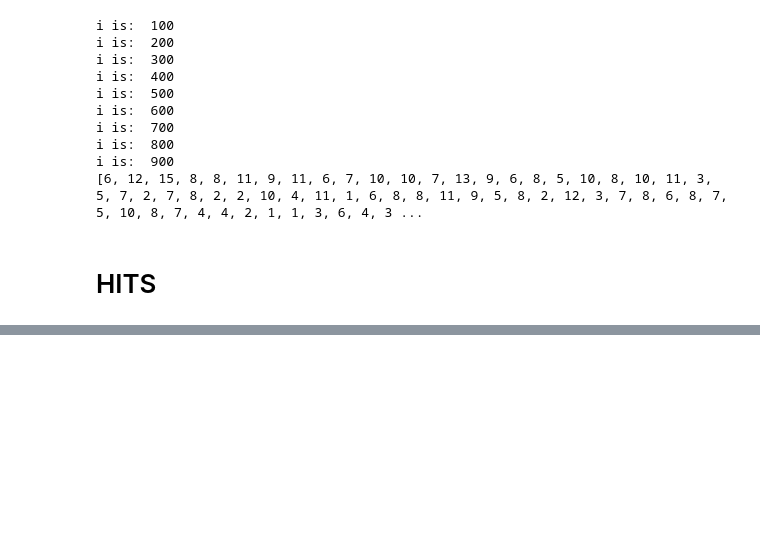
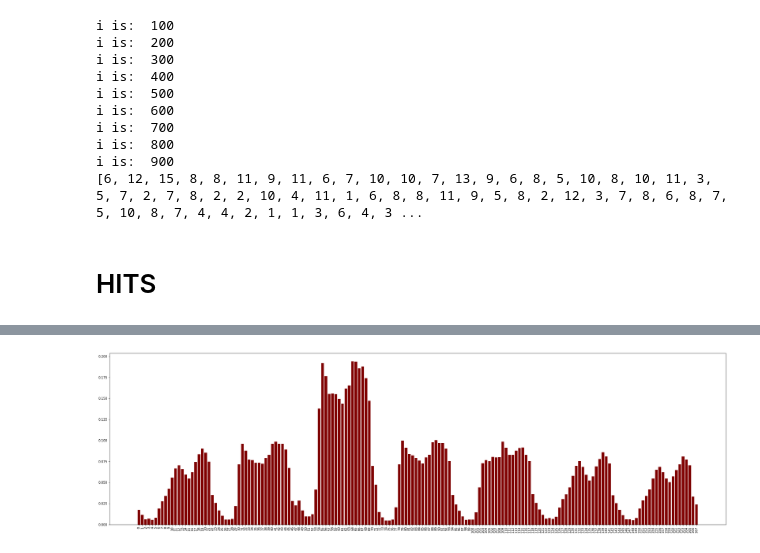
Before and after one commit to aminkashiri/MassiveDataAnalytics, a Jupyter notebook: project/project.ipynb, the cells around one changed output, grey strips where cells are left out. Cells and saved outputs as stored; diff of their text form; code cells hidden in the pictures; blank space fills up the shorter version.

```diff
--- a/project/project.ipynb
+++ b/project/project.ipynb
@@ -432,5 +450,6 @@ from pyspark.sql.window import Window
 window = Window.partitionBy('FINAL_CAR_KEY')
 df_with_car_count = df.withColumn('count', count('FINAL_CAR_KEY').over(window))
 df_cleaned = df_with_car_count.filter(df_with_car_count['count'] < 1000)
-df_cleaned.sort('count', ascending=False).show(25)
+df_cleaned.show(5)
+# df_cleaned.sort('count', ascending=False).show(25)
 # %% [output]
@@ -498,9 +526,9 @@ from pyspark.mllib.linalg.distributed import CoordinateMatrix
 utility_matrix = CoordinateMatrix(camera_daily_indexed_df.rdd.map(lambda x: (int(x['camera']), int(x['time']), x['count']) ))
 # %%
 svd = utility_matrix.toRowMatrix().computeSVD(10, computeU=True)
-u = svd.u
+u = svd.U
 s = svd.s
-v = svd.v
+v = svd.V
 print(u)
 print(s)
 print(v)
@@ -512,0 +554,16 @@ print('time ratings: ', v[:,0])
+# %%
+import numpy as np
+print(type(u.rows.take(1)[0]))
+hubs = u.rows.map(lambda x: x.toArray()[0] * -1).collect()
+# times = v.rows.map(lambda x: x.toArray()[0] * -1).collect()
+times = v.toArray()
+# print(times)
+times = times[:,0] * -1
+print(times)
+print('number of cameras: ', len(hubs))
+print('number of times: ', len(times))
+
+# print('camera ratings: ', u[:,0])
+print('camera ratings: ', hubs)
+print('time ratings: ', times)
+# print('time ratings: ', v[:,0])
@@ -512,0 +588,12 @@ print('time ratings: ', v[:,0])
+# %%
+from matplotlib import pyplot as plt
+fig = plt.figure(figsize = (35, 10))
+# print(len(lable_list))
+# print(len(topics[:,topic]))
+label_list = list(map(lambda x: str(x), range(24*7)))
+plt.bar(label_list, times, color ='maroon',
+width = 0.8)
+plt.xticks(rotation='vertical',fontsize=10)
+plt.show()
+# %% [output]
+[figure, added]
```
Also changed, not shown: parts of 9 cells of this notebook, 1 other file.
